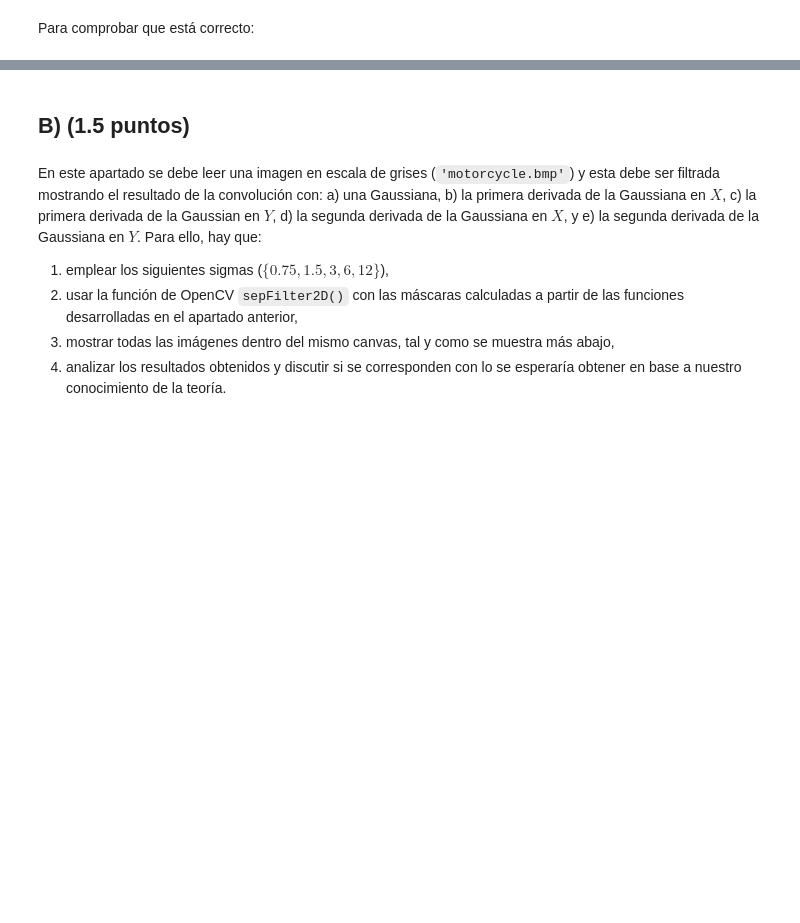
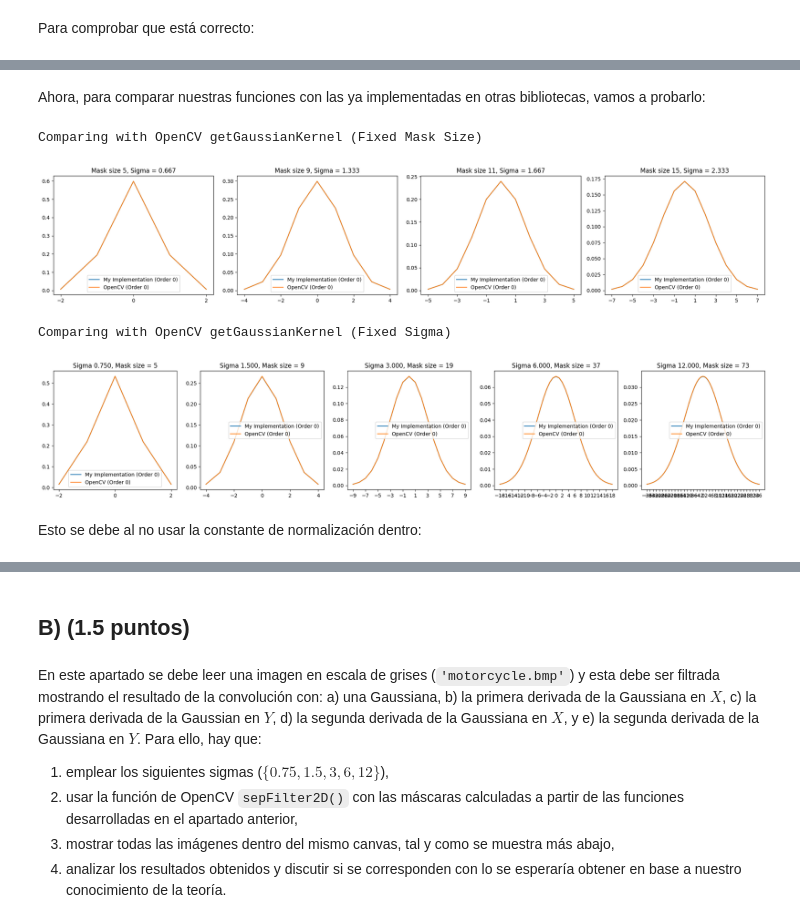
Before and after one commit to ruizz04/Vision_Computador, a Jupyter notebook: P1_template.ipynb, the cells around one changed output, grey strips where cells are left out. Saved outputs shown, nothing was run; the diff lists cells and outputs as text; code cells hidden in the pictures; blank space fills up the shorter version.

```diff
--- a/P1_template.ipynb
+++ b/P1_template.ipynb
@@ -349,0 +376,55 @@ TypeError: object of type 'int' has no len()
+# %% [markdown]
+Ahora, para comparar nuestras funciones con las ya implementadas en otras bibliotecas, vamos a probarlo:
+# %%
+sigma_values = [0.75, 1.5, 3, 6, 12]
+size_masks = [5, 9, 11, 15]
+
+plt.rcParams["figure.figsize"] = (20, 4) # Adjust figure size for 1x5 grid
+
+print('Comparing with OpenCV getGaussianKernel (Fixed Mask Size)')
+plt.figure()
+for i, sizeMask in enumerate(size_masks):
+    sigma = (sizeMask - 1) / 6.0
+    k_valores = np.arange(sizeMask) - sizeMask // 2
+
+    # Display user's implementation and OpenCV's for Order 0 (Gaussian) in a subplot
+    plt.subplot(1, len(size_masks), i + 1) # 1 row, len(size_masks) columns, current plot is i+1
+    mask_user = gaussianMask1D(sizeMask=sizeMask, order=0)
+    mask_opencv = cv2.getGaussianKernel(sizeMask, sigma).flatten()
+
+    plt.plot(k_valores, mask_user, label='My Implementation (Order 0)')
+    plt.plot(k_valores, mask_opencv, label='OpenCV (Order 0)')
+    plt.title(f'Mask size {sizeMask}, Sigma = {sigma:.3f}')
+    plt.legend()
+    plt.xticks(k_valores[::2], fontsize=10)
+
+plt.tight_layout() # Adjust layout to prevent overlap
+plt.show()
+
+
+print('Comparing with OpenCV getGaussianKernel (Fixed Sigma)')
+plt.figure()
+for i, sigma in enumerate(sigma_values):
+    sizeMask = 2 * int(3 * sigma) + 1
+    k_valores = np.arange(sizeMask) - sizeMask // 2
+
+    # Display user's implementation and OpenCV's for Order 0 (Gaussian) in a subplot
+    plt.subplot(1, len(sigma_values), i + 1) # 1 row, len(sigma_values) columns, current plot is i+1
+    mask_user = gaussianMask1D(sigma=sigma, order=0)
+    mask_opencv = cv2.getGaussianKernel(sizeMask, sigma).flatten()
+
+    plt.plot(k_valores, mask_user, label='My Implementation (Order 0)')
+    plt.plot(k_valores, mask_opencv, label='OpenCV (Order 0)')
+    plt.title(f'Sigma {sigma:.3f}, Mask size = {sizeMask}')
+    plt.legend()
+    plt.xticks(k_valores[::2], fontsize=10)
+
+plt.tight_layout() # Adjust layout to prevent overlap
+plt.show()
+# %% [output]
+Comparing with OpenCV getGaussianKernel (Fixed Mask Size)
+[figure, added]
+Comparing with OpenCV getGaussianKernel (Fixed Sigma)
+[figure, added]
+# %% [markdown]
+Esto se debe al no usar la constante de normalización dentro:
```
Also changed, not shown: parts of 11 cells of this notebook.
